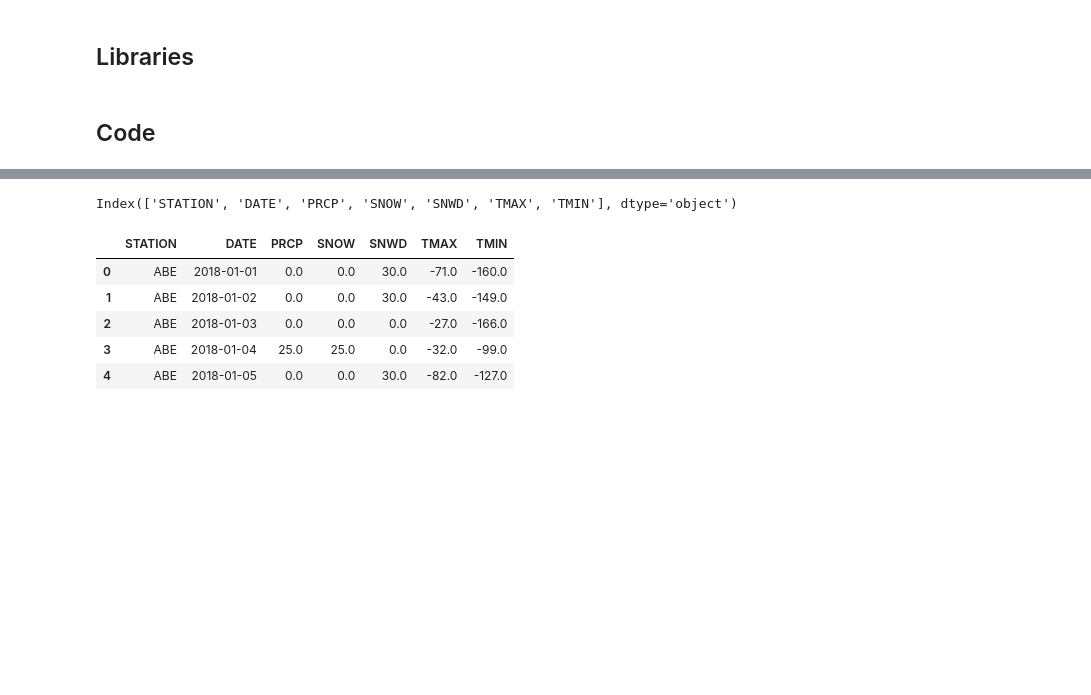
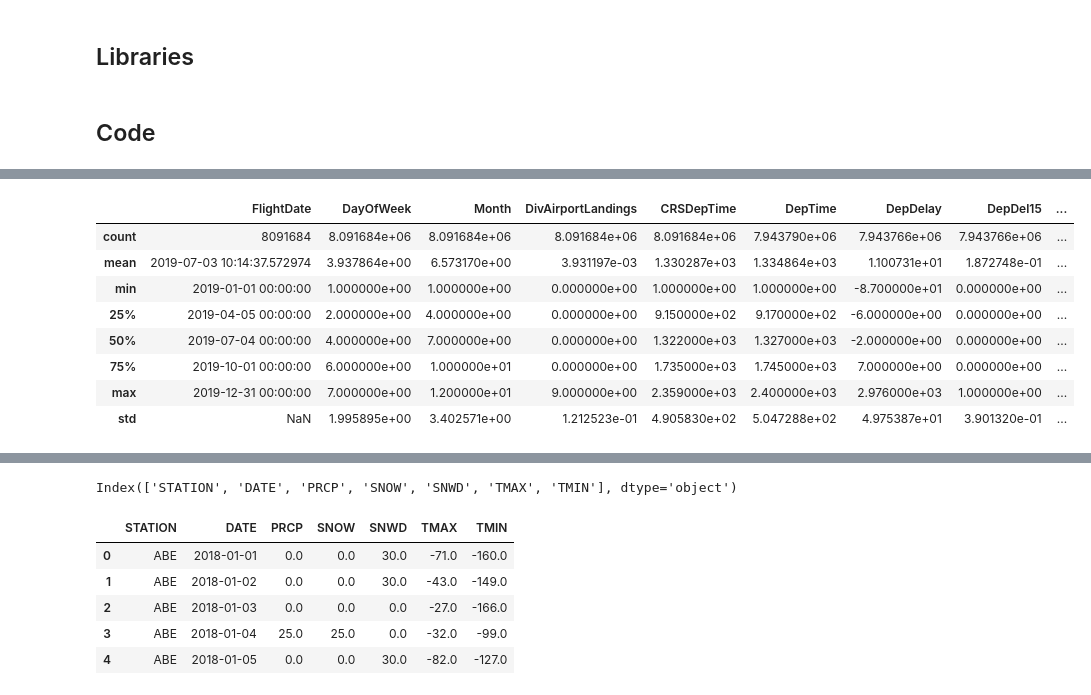
Before and after one commit to ekrichards/DSC288R_Capstone, a Jupyter notebook: notebooks/er.ipynb, the cells around one changed output, grey strips where cells are left out. Drawn from its saved outputs; the diff is of its cells as text; code cells hidden in the pictures; blank space fills up the shorter version.

```diff
--- a/notebooks/er.ipynb
+++ b/notebooks/er.ipynb
@@ -11,0 +55,12 @@ import seaborn as sns
+# %%
+flight_2018_clean.describe()
+# %% [output]
+|  | FlightDate | DayOfWeek | Month | DivAirportLandings | CRSDepTime | DepTime | DepDelay | DepDel15 | ... |
+| count | 8091684 | 8.091684e+06 | 8.091684e+06 | 8.091684e+06 | 8.091684e+06 | 7.943790e+06 | 7.943766e+06 | 7.943766e+06 | ... |
+| mean | 2019-07-03 10:14:37.572974 | 3.937864e+00 | 6.573170e+00 | 3.931197e-03 | 1.330287e+03 | 1.334864e+03 | 1.100731e+01 | 1.872748e-01 | ... |
+| min | 2019-01-01 00:00:00 | 1.000000e+00 | 1.000000e+00 | 0.000000e+00 | 1.000000e+00 | 1.000000e+00 | -8.700000e+01 | 0.000000e+00 | ... |
+| 25% | 2019-04-05 00:00:00 | 2.000000e+00 | 4.000000e+00 | 0.000000e+00 | 9.150000e+02 | 9.170000e+02 | -6.000000e+00 | 0.000000e+00 | ... |
+| 50% | 2019-07-04 00:00:00 | 4.000000e+00 | 7.000000e+00 | 0.000000e+00 | 1.322000e+03 | 1.327000e+03 | -2.000000e+00 | 0.000000e+00 | ... |
+| 75% | 2019-10-01 00:00:00 | 6.000000e+00 | 1.000000e+01 | 0.000000e+00 | 1.735000e+03 | 1.745000e+03 | 7.000000e+00 | 0.000000e+00 | ... |
+| max | 2019-12-31 00:00:00 | 7.000000e+00 | 1.200000e+01 | 9.000000e+00 | 2.359000e+03 | 2.400000e+03 | 2.976000e+03 | 1.000000e+00 | ... |
+| std | NaN | 1.995895e+00 | 3.402571e+00 | 1.212523e-01 | 4.905830e+02 | 5.047288e+02 | 4.975387e+01 | 3.901320e-01 | ... |
```
Also changed, not shown: parts of 8 cells of this notebook, 5 other files.
